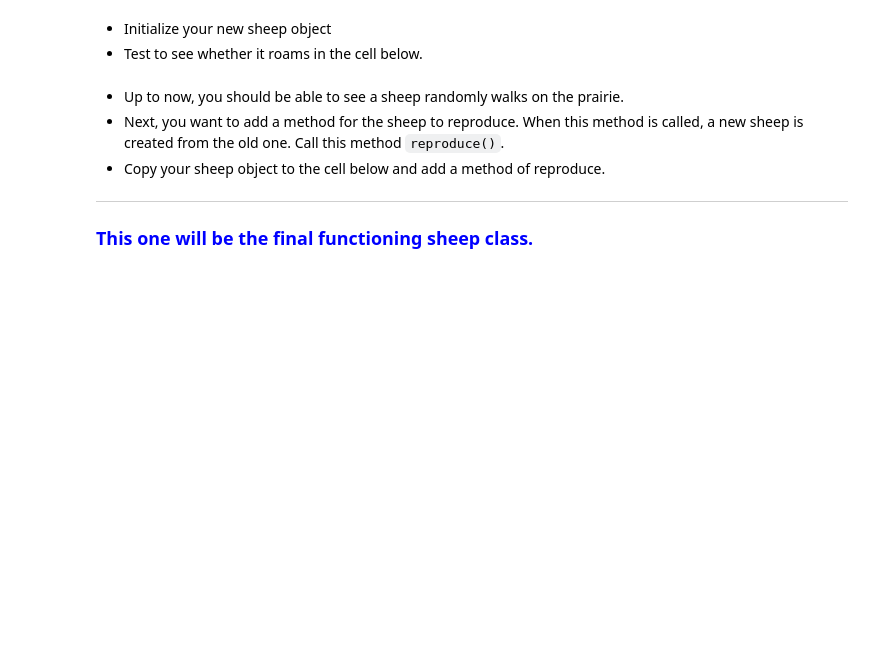
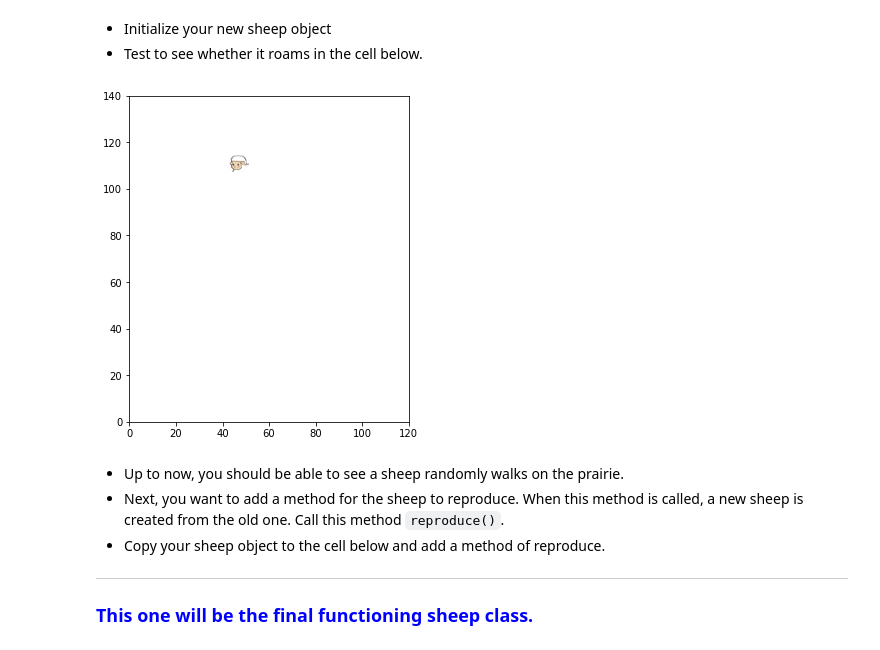
Before and after one commit to Michael-Bellaver/cmse202-s21-turnin, a Jupyter notebook: hw-03/HW-03_OOP+ABM-STUDENT.ipynb, the cells around one changed output. Saved outputs shown, nothing was run; the diff lists cells and outputs as text; code cells hidden in the pictures; blank space fills up the shorter version.

```diff
--- a/hw-03/HW-03_OOP+ABM-STUDENT.ipynb
+++ b/hw-03/HW-03_OOP+ABM-STUDENT.ipynb
@@ -126,8 +126,8 @@ IndentationError: unexpected indent (<ipython-input-3-baf17981da7c>, line 4)
 
 class sheep():
     ## DocString
-
-
+    'creates the position for the sheepy image'
+    'along with choosing intial positions for it'
 
     ## methods
     def __init__(self,x=20,y=20):
@@ -136,8 +136,8 @@ class sheep():
         return
 
     def position(self):
-        self.x = np.randint(20,100)
-        self.y = np.randint(20,120)
+        self.x = np.random.randint(20,101)
+        self.y = np.random.randint(20,121)
         return
 
     def draw(self):
@@ -181,28 +228,31 @@ sp.draw()
 # %%
 ### run your roaming method 40 times
 
 ## initialize sheep
 sp = sheep()
+sp.position()
 
 ## iterate over 40 time steps
 for d in range(40):
 
     ## the next 2 lines are for plotting
     clear_output(wait=True)
     plt.figure(figsize=(6, 6))
 
 
     ## call the roaming method and then draw here
     sp.roaming()
     sp.draw()
 
 
     ## the next 5 lines are for plotting
     plt.axes().set_aspect('equal')
     plt.axes().set_xlim([-0,120])
     plt.axes().set_ylim([-0,140])
     plt.show()
     time.sleep(0.001)
+# %% [output]
+[figure, added]
 # %% [markdown]
 - Up to now, you should be able to see a sheep randomly walks on the prairie.
 - Next, you want to add a method for the sheep to reproduce. When this method is called, a new sheep is created from the old one. Call this method `reproduce()`.
```
Also changed, not shown: parts of 8 cells of this notebook.
